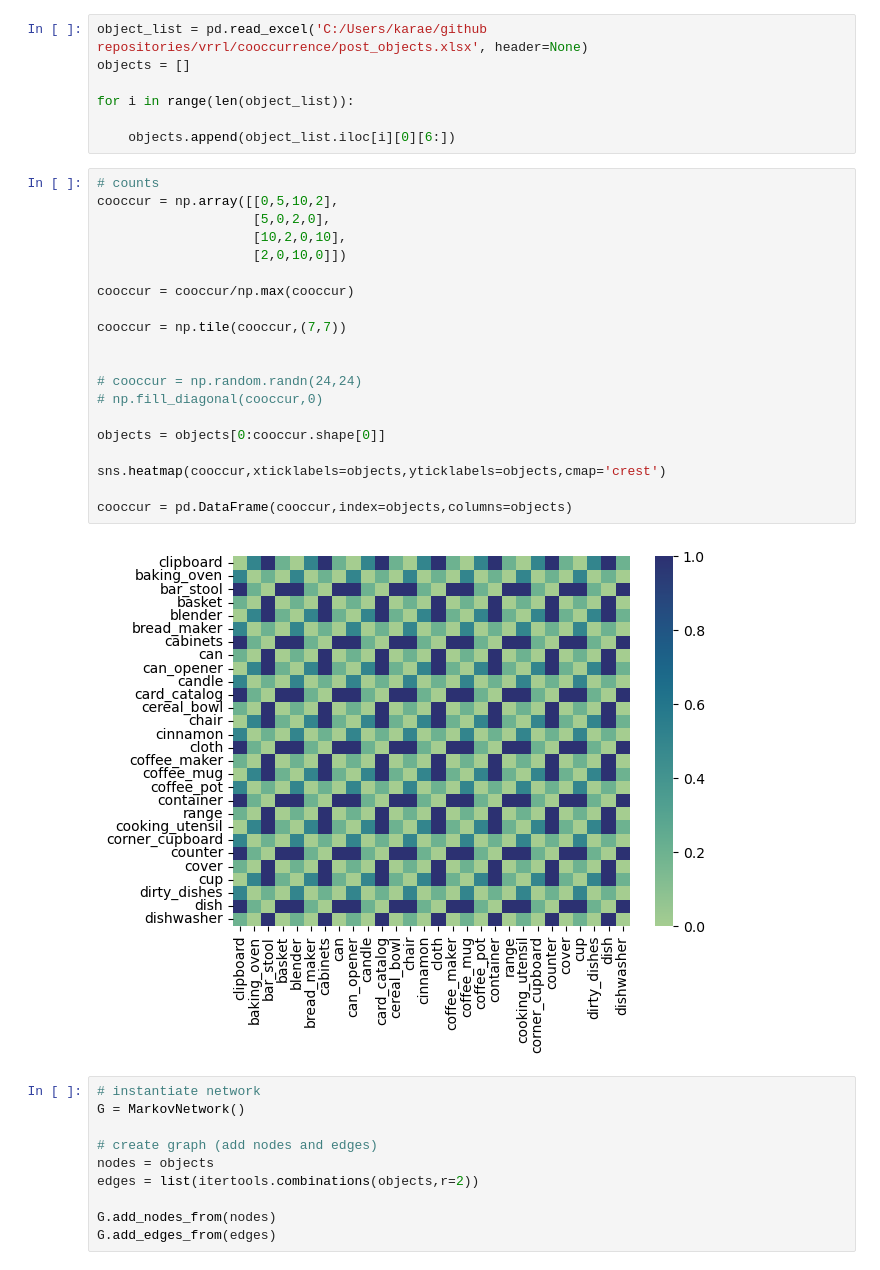
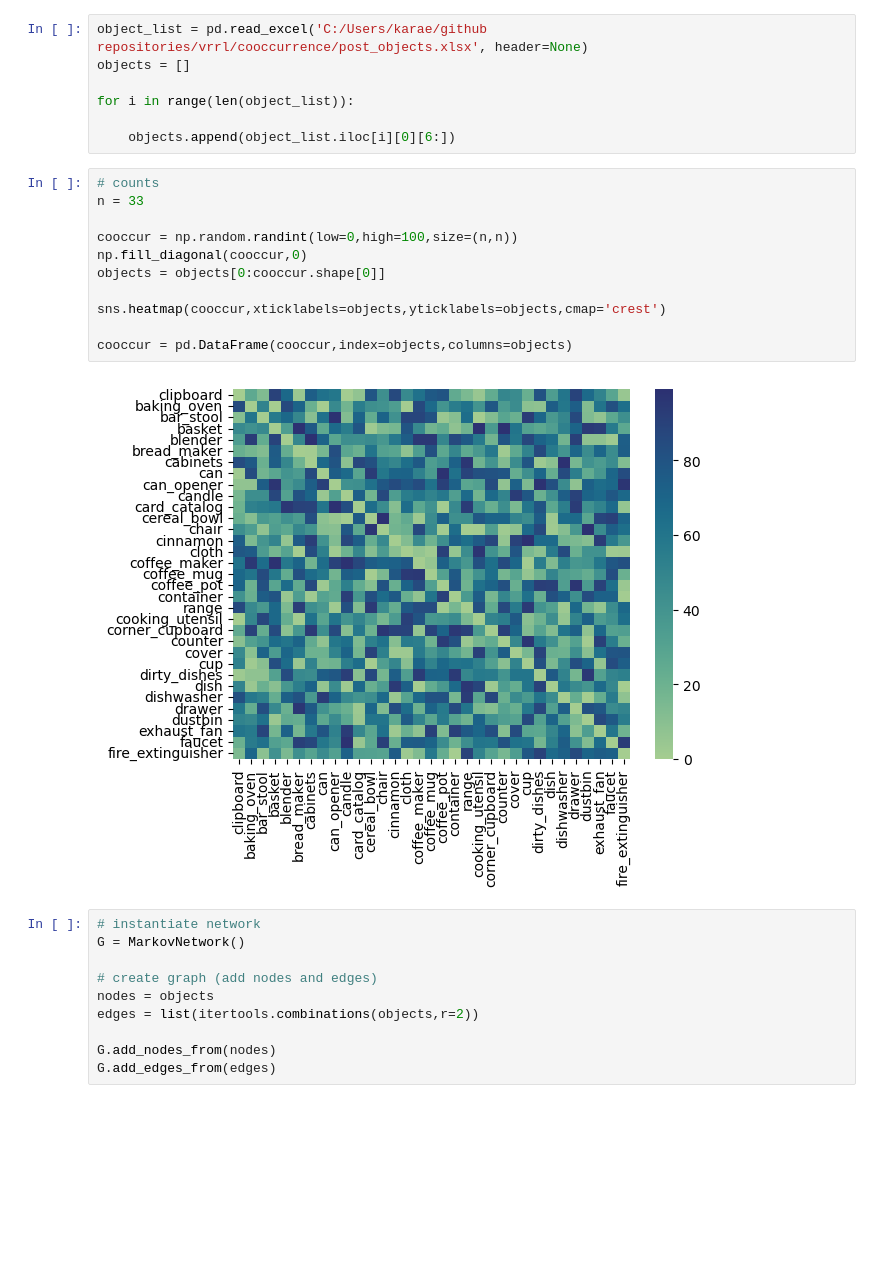
Before and after one commit to kjemery/vrrl, a Jupyter notebook: mrf/mrf_limit.ipynb, the cells around one changed output. Saved outputs shown, nothing was run; the diff lists cells and outputs as text; blank space fills up the shorter version.

```diff
--- a/mrf/mrf_limit.ipynb
+++ b/mrf/mrf_limit.ipynb
@@ -32,26 +32,17 @@ for i in range(len(object_list)):
     objects.append(object_list.iloc[i][0][6:])
 # %%
 # counts
-cooccur = np.array([[0,5,10,2],
-                    [5,0,2,0],
-                    [10,2,0,10],
-                    [2,0,10,0]])
+n = 33
 
-cooccur = cooccur/np.max(cooccur)
-
-cooccur = np.tile(cooccur,(7,7))
-
-
-# cooccur = np.random.randn(24,24)
-# np.fill_diagonal(cooccur,0)
-
+cooccur = np.random.randint(low=0,high=100,size=(n,n))
+np.fill_diagonal(cooccur,0)
 objects = objects[0:cooccur.shape[0]]
 
 sns.heatmap(cooccur,xticklabels=objects,yticklabels=objects,cmap='crest')
 
 cooccur = pd.DataFrame(cooccur,index=objects,columns=objects)
 # %% [output]
-[figure, old version]
+[figure, new version]
 # %%
 # instantiate network
 G = MarkovNetwork()
```
Also changed, not shown: parts of 10 cells of this notebook.
